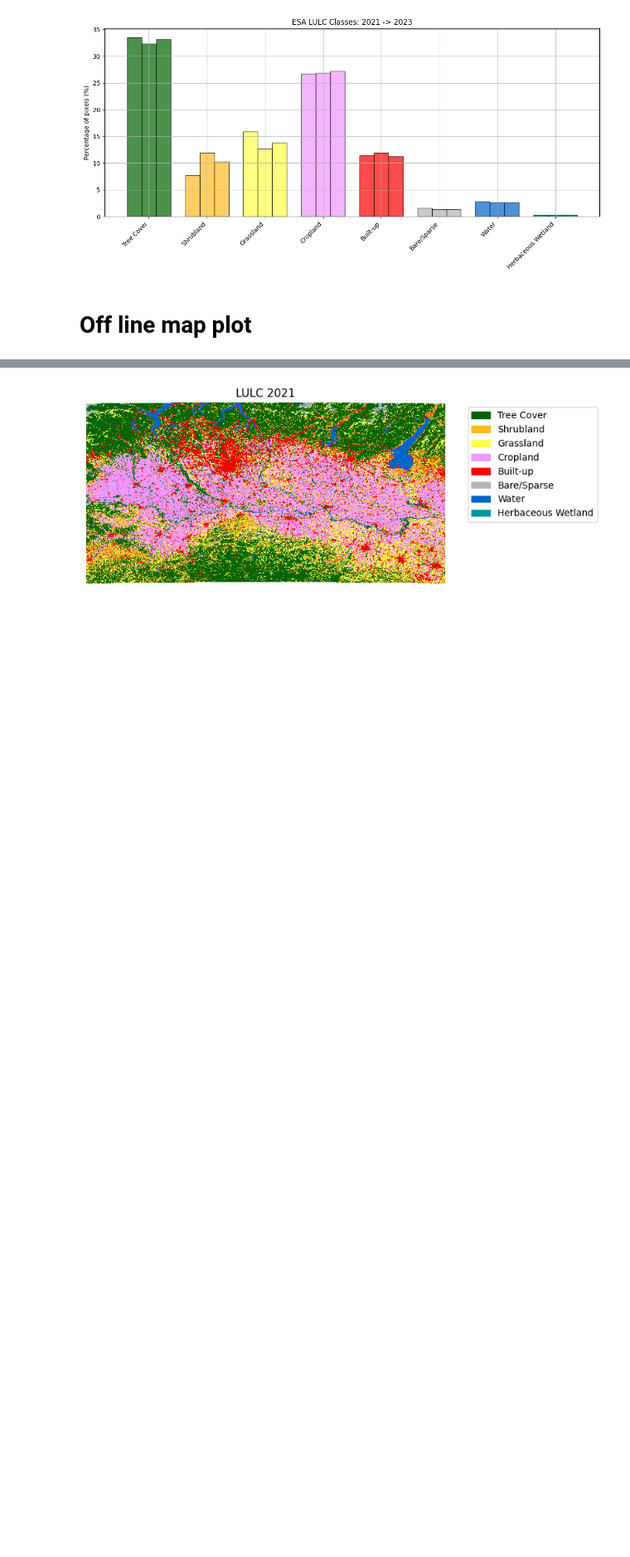
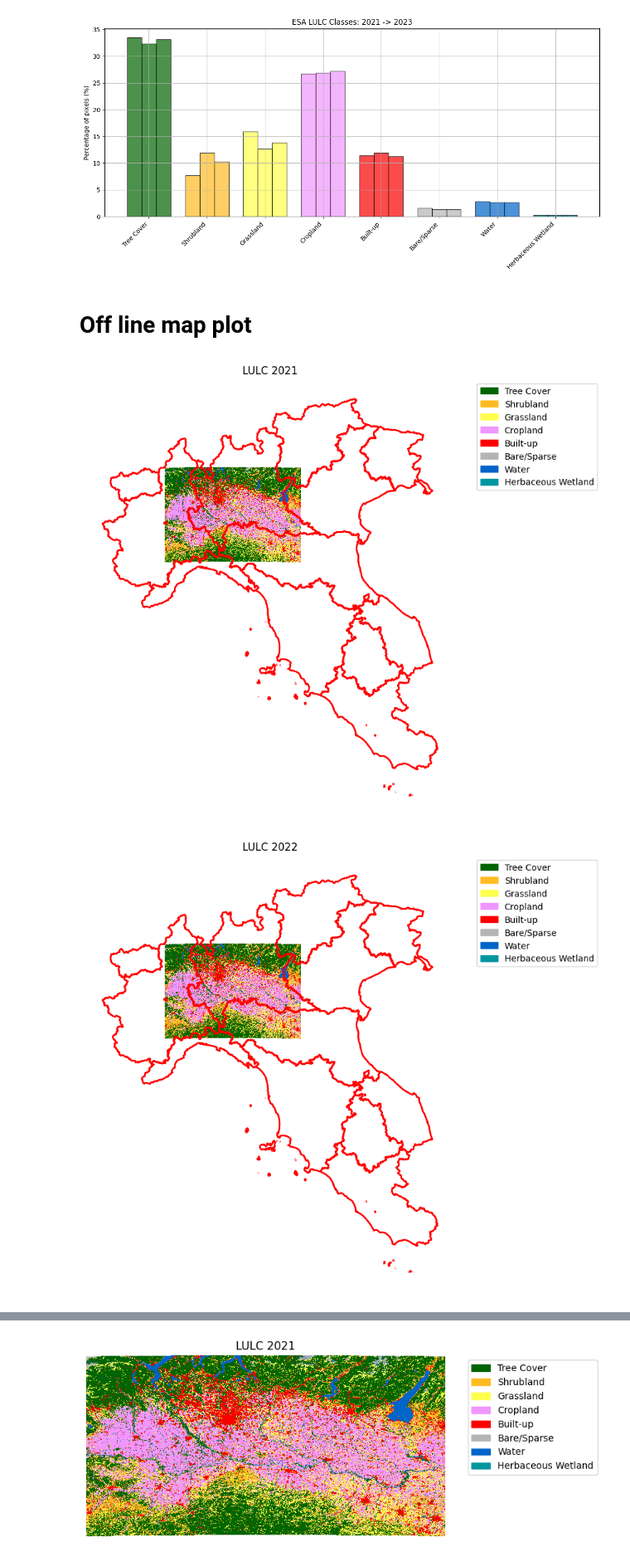
Before and after one commit to enomis-dev/Geospatial-embeddings-use-cases, a Jupyter notebook: notebooks/lulc-GEE.ipynb, the cells around one changed output, grey strips where cells are left out. Shown at 83% size. Drawn from its saved outputs; the diff is of its cells as text; code cells hidden in the pictures; blank space fills up the shorter version.

```diff
--- a/notebooks/lulc-GEE.ipynb
+++ b/notebooks/lulc-GEE.ipynb
@@ -444,7 +488,6 @@ esa_colors = ["#006400", "#FFBB22", "#FFFF4C", "#F096FF",
 # Create colormap
 cmap = ListedColormap(esa_colors)
 # %%
-
 def plot_lulc_map_safe(tif_path, title, save_path=None):
     with rasterio.open(tif_path) as src:
         data = src.read(1)
@@ -475,3 +518,49 @@ def plot_lulc_map_safe(tif_path, title, save_path=None):
         plt.savefig(save_path, dpi=300, bbox_inches='tight')
 
     plt.show()
+
+def plot_lulc_map_with_polygon(tif_path, title, polygon_gdf=None, save_path=None):
+    # Load raster
+    with rasterio.open(tif_path) as src:
+        data = src.read(1)
+        extent = [src.bounds.left, src.bounds.right, src.bounds.bottom, src.bounds.top]
+
+    # Map ESA classes to colormap indices
+    color_indices = np.full_like(data, fill_value=-1, dtype=int)
+    for idx, cls in enumerate(esa_classes):
+        color_indices[data == cls] = idx
+    color_indices = np.where(color_indices==-1, np.nan, color_indices)
+
+    # Plot raster
+    plt.figure(figsize=(8,8))
+    plt.imshow(color_indices, cmap=cmap, extent=extent, interpolation='none')
+
+    # Overlay polygon if provided
+    if polygon_gdf is not None:
+        polygon_gdf.boundary.plot(ax=plt.gca(), edgecolor='red', linewidth=2)
+
+    plt.title(title)
+    plt.axis('off')
+
+    # Legend
+    legend_patches = [Patch(color=esa_colors[i], label=esa_labels[i])
+                      for i in range(len(esa_classes))]
+    plt.legend(handles=legend_patches, bbox_to_anchor=(1.05,1), loc='upper left')
+
+    plt.tight_layout()
+
+    if save_path:
+        plt.savefig(save_path, dpi=300, bbox_inches='tight')
+
+    plt.show()
+# %%
+polygons = gpd.read_file("data/limits_IT_regions.geojson")
+polygons = polygons[polygons["reg_istat_code_num"] < 13]
+# %%
+# overlying with country polygon
+plot_lulc_map_with_polygon(os.path.join(base_path ,"lulc_2021.tif"), "LULC 2021", polygon_gdf=polygons, save_path=os.path.join(base_path ,"lulc_2021_polygon.png"))
+plot_lulc_map_with_polygon(os.path.join(base_path ,"lulc_2022.tif"), "LULC 2022", polygon_gdf=polygons, save_path=os.path.join(base_path ,"lulc_2022_polygon.png"))
+plot_lulc_map_with_polygon(os.path.join(base_path ,"lulc_2023.tif"), "LULC 2023", polygon_gdf=polygons, save_path=os.path.join(base_path ,"lulc_2023_polygon.png"))
+# %% [output]
+[figure, added]
+[figure, added]
```
Also changed, not shown: parts of 11 cells of this notebook.
